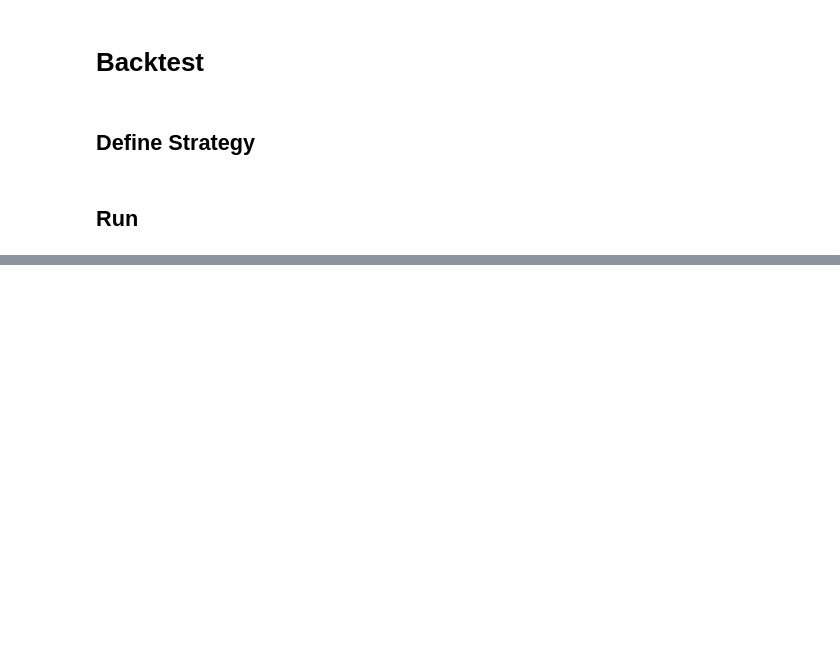
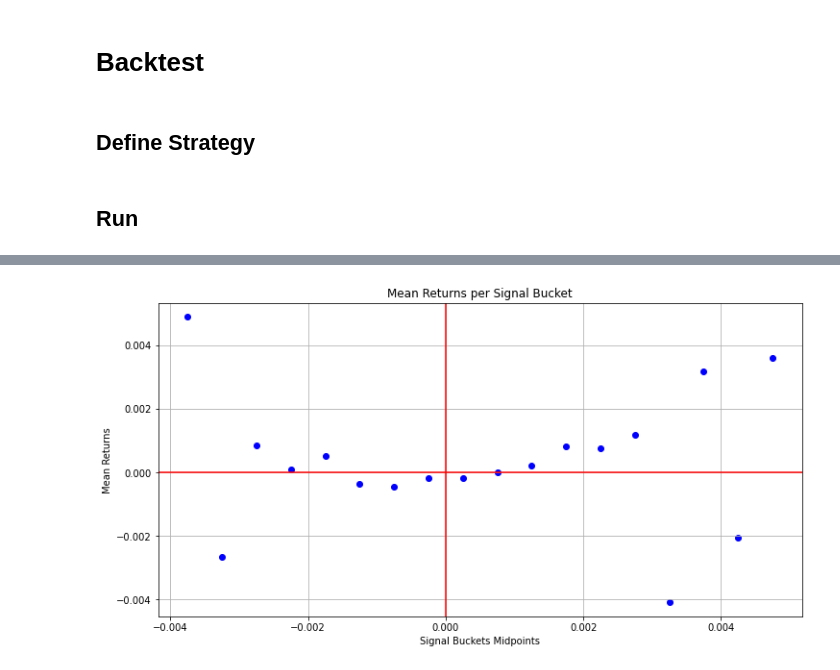
Before and after one commit to TGChenZP/SIG-Hack_AlgoTrading2024__GroupWork__Py, a Jupyter notebook: short_term_strategy.ipynb, the cells around one changed output, grey strips where cells are left out. Drawn from its saved outputs; the diff is of its cells as text; code cells hidden in the pictures; blank space fills up the shorter version.

```diff
--- a/short_term_strategy.ipynb
+++ b/short_term_strategy.ipynb
@@ -117,12 +79,0 @@ def inference_model(log_return_df, model, target_stock, feature_stock, features,
-# %%
-good_model_index = defaultdict(list)
-good_model_dict = defaultdict(dict)
-
-for i in tqdm(range(NUM_STOCKS)):
-    for j in range(NUM_STOCKS):
-        model = model_building(log_return_df, i, j, features, FIRST_TEST_DATE, TRAIN_LENGTH, TREND)
-
-        if abs(model.tvalues.values[0]) >= 2:
-            good_model_index[i].append(j)
-            eval_model(log_return_df, model, i, j, features, FIRST_TEST_DATE, TEST_LENGTH, TREND)
-            good_model_dict[i][j] = model
@@ -260,0 +474,27 @@ Score: 3.31
+# %%
+import matplotlib.pyplot as plt
+
+returns_flatten = returns[:250].flatten()
+signals_flatten = signals[:250].flatten()
+
+buckets = {}
+for i in range(-10, 11):
+    buckets[(i/2000, (i+1)/2000)] = [returns_flatten[j] for j in range(len(returns_flatten)) if signals_flatten[j] >= i/2000 and signals_flatten[j] < (i+1)/2000]
+buckets = [(key, np.mean(value)) for key, value in buckets.items()]
+
+# Extract the mid-point of each bucket range and the mean returns
+bucket_midpoints = [(key[0] + key[1]) / 2 for key, value in buckets]
+bucket_means = [value for key, value in buckets]
+
+# Plotting
+plt.figure(figsize=(12, 6))
+plt.scatter(bucket_midpoints, bucket_means, color='blue')
+plt.xlabel('Signal Buckets Midpoints')
+plt.ylabel('Mean Returns')
+plt.axvline(x=0, color='r', linestyle='-')
+plt.axhline(y=0, color='r', linestyle='-')
+plt.title('Mean Returns per Signal Bucket')
+plt.grid(True)
+plt.show()
+# %% [output]
+[figure, added]
```
Also changed, not shown: parts of 22 cells of this notebook.
